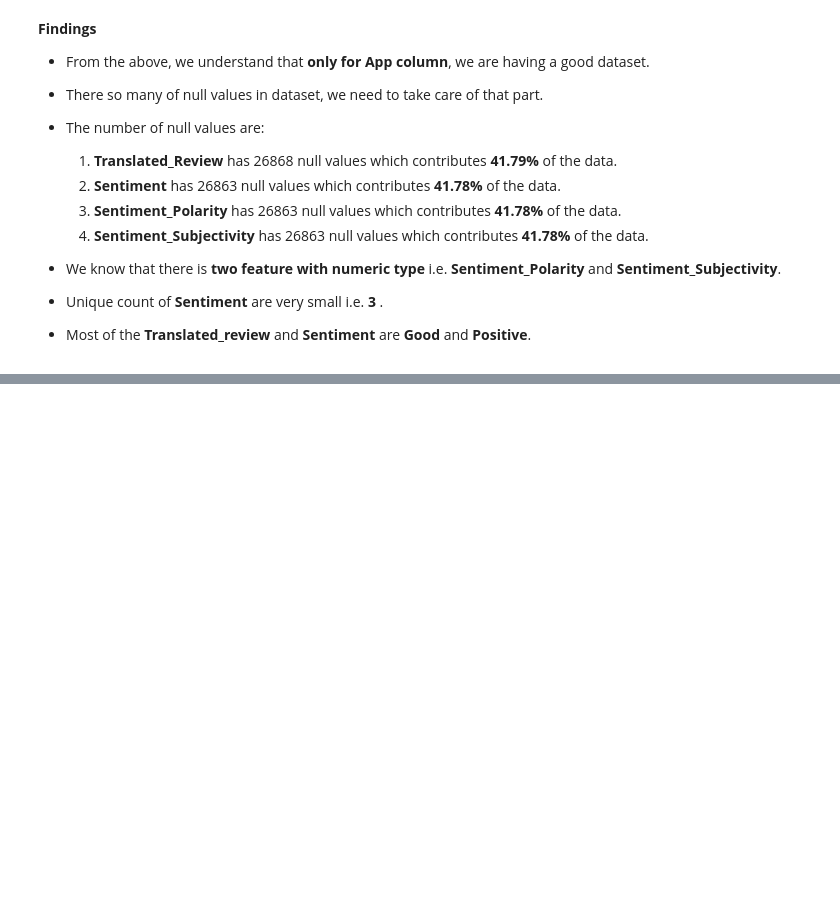
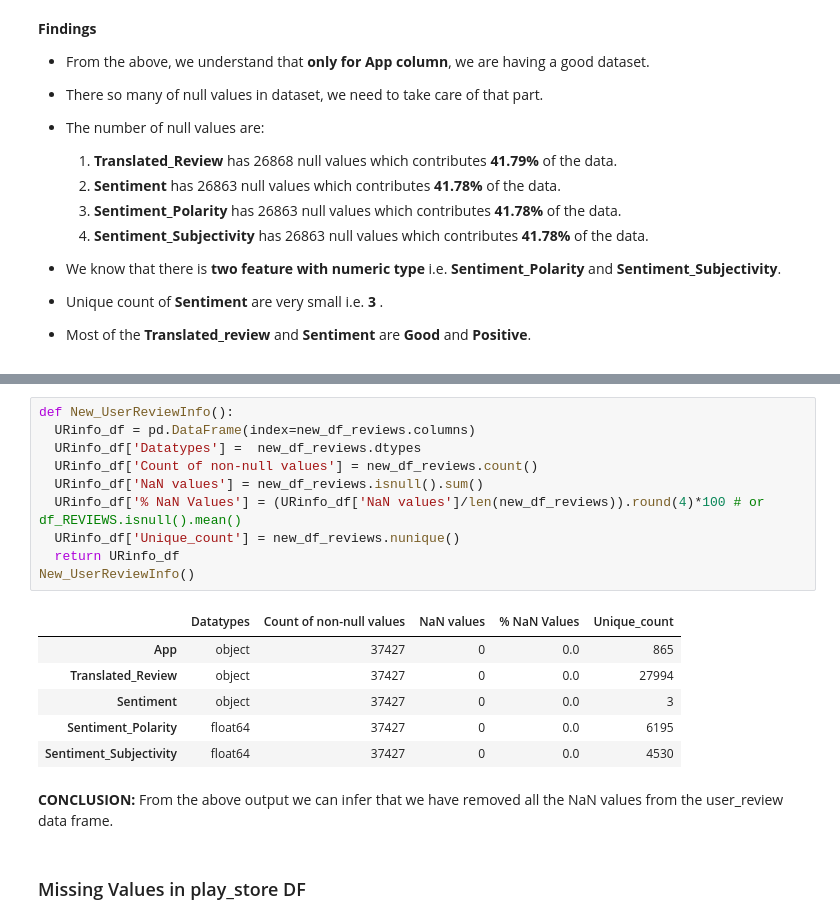
Before and after one commit to raushan9jnv/Play-Store-App-Review-Analysis, a Jupyter notebook: Almabetter_Play_Store_App_Review_Analysis_Capstone_Project_1.ipynb, the cells around one changed output, grey strips where cells are left out. Drawn from its saved outputs; the diff is of its cells as text; blank space fills up the shorter version.

```diff
--- a/Almabetter_Play_Store_App_Review_Analysis_Capstone_Project_1.ipynb
+++ b/Almabetter_Play_Store_App_Review_Analysis_Capstone_Project_1.ipynb
@@ -375,0 +412,21 @@ UserReviewInfo()
+# %%
+def New_UserReviewInfo():
+  URinfo_df = pd.DataFrame(index=new_df_reviews.columns)
+  URinfo_df['Datatypes'] =  new_df_reviews.dtypes
+  URinfo_df['Count of non-null values'] = new_df_reviews.count()
+  URinfo_df['NaN values'] = new_df_reviews.isnull().sum()
+  URinfo_df['% NaN Values'] = (URinfo_df['NaN values']/len(new_df_reviews)).round(4)*100 # or df_REVIEWS.isnull().mean()
+  URinfo_df['Unique_count'] = new_df_reviews.nunique()
+  return URinfo_df
+New_UserReviewInfo()
+# %% [output]
+|  | Datatypes | Count of non-null values | NaN values | % NaN Values | Unique_count |
+| App | object | 37427 | 0 | 0.0 | 865 |
+| Translated_Review | object | 37427 | 0 | 0.0 | 27994 |
+| Sentiment | object | 37427 | 0 | 0.0 | 3 |
+| Sentiment_Polarity | float64 | 37427 | 0 | 0.0 | 6195 |
+| Sentiment_Subjectivity | float64 | 37427 | 0 | 0.0 | 4530 |
+# %% [markdown]
+**CONCLUSION:** From the above output we can infer that we have removed all the NaN values from the user_review data frame.
+# %% [markdown]
+### Missing Values in play_store DF
```
Also changed, not shown: parts of 11 cells of this notebook.
